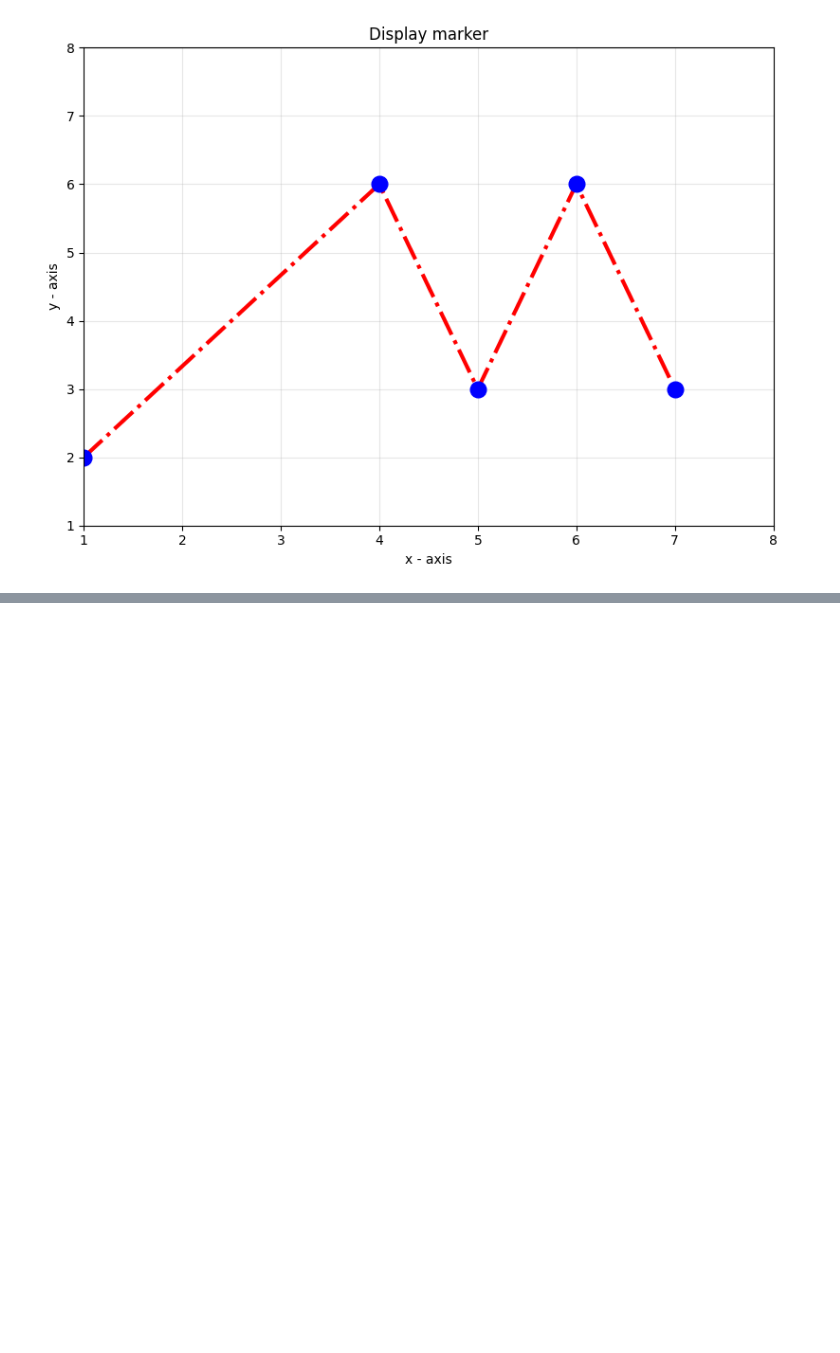
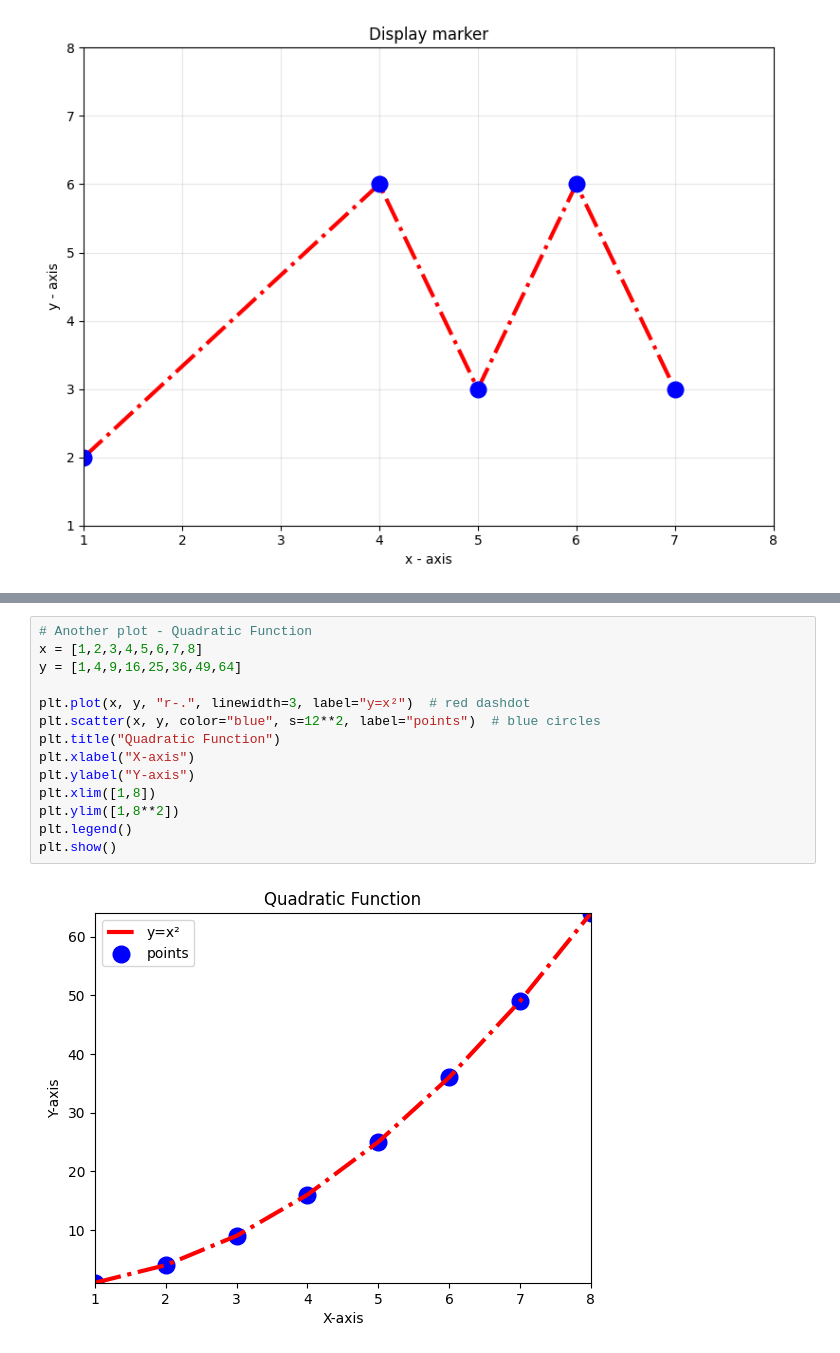
Before and after one commit to stkisengese/visualizations, a Jupyter notebook: ex03_matplotlib_1.ipynb, the cells around one changed output, grey strips where cells are left out. Cells and saved outputs as stored; diff of their text form; blank space fills up the shorter version.

```diff
--- a/ex03_matplotlib_1.ipynb
+++ b/ex03_matplotlib_1.ipynb
@@ -35,0 +60,16 @@ plt.show()
+# %%
+# Another plot - Quadratic Function
+x = [1,2,3,4,5,6,7,8]
+y = [1,4,9,16,25,36,49,64]
+
+plt.plot(x, y, "r-.", linewidth=3, label="y=x²")  # red dashdot
+plt.scatter(x, y, color="blue", s=12**2, label="points")  # blue circles
+plt.title("Quadratic Function")
+plt.xlabel("X-axis")
+plt.ylabel("Y-axis")
+plt.xlim([1,8])
+plt.ylim([1,8**2])
+plt.legend()
+plt.show()
+# %% [output]
+[figure, added]
```
Also changed, not shown: parts of 1 cell of this notebook.
